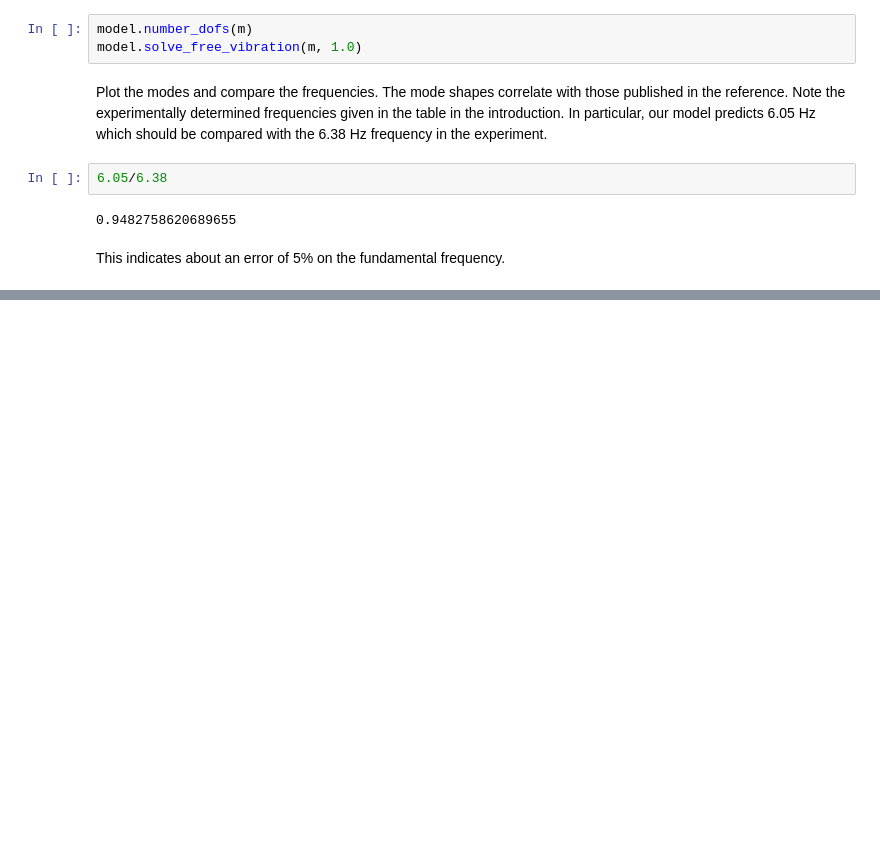
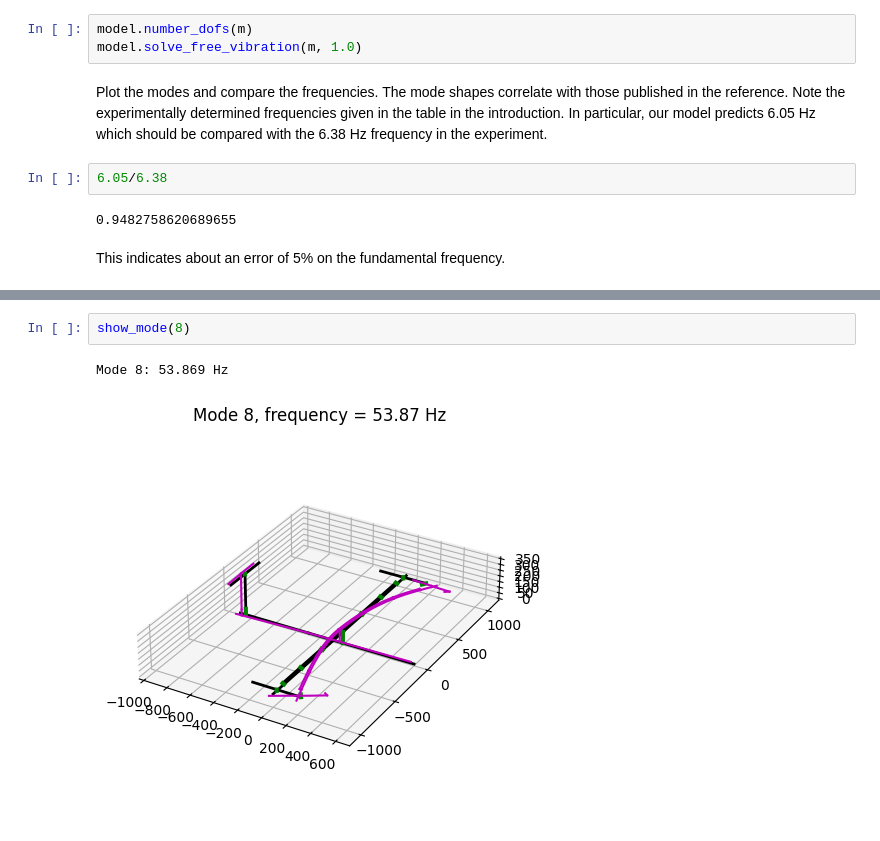
Before and after one commit to PetrKryslUCSD/pystran, a Jupyter notebook: tutorials/19_garteur_air_frame_vibration_ref_tut.ipynb, the cells around one changed output, grey strips where cells are left out. Cells and saved outputs as stored; diff of their text form; blank space fills up the shorter version.

```diff
--- a/tutorials/19_garteur_air_frame_vibration_ref_tut.ipynb
+++ b/tutorials/19_garteur_air_frame_vibration_ref_tut.ipynb
@@ -630,0 +673,5 @@ Mode 6: 44.504 Hz
+# %%
+show_mode(8)
+# %% [output]
+Mode 8: 53.869 Hz
+[figure, added]
```
Also changed, not shown: parts of 19 cells of this notebook, 8 other files.
